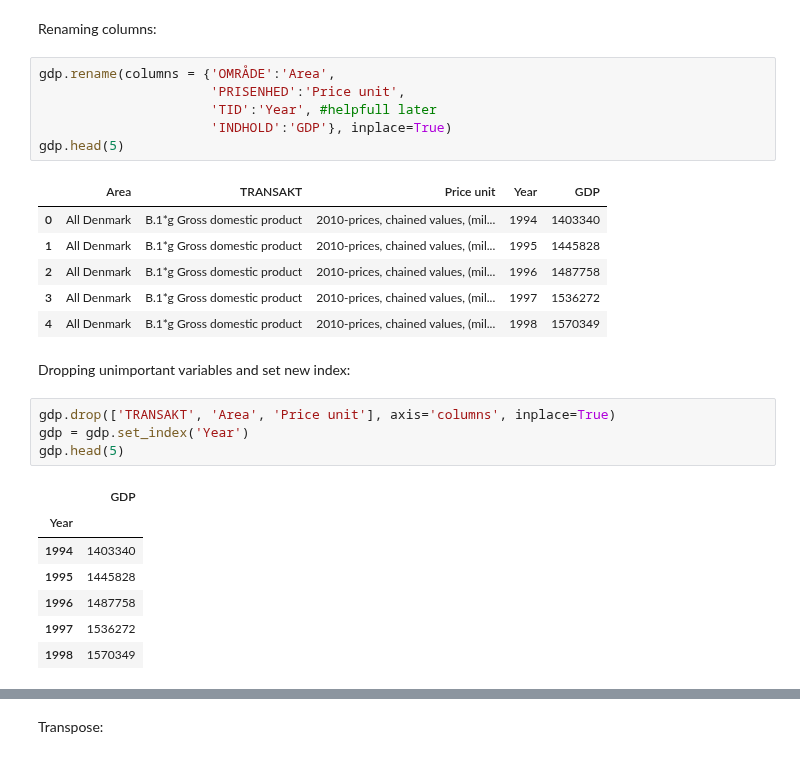
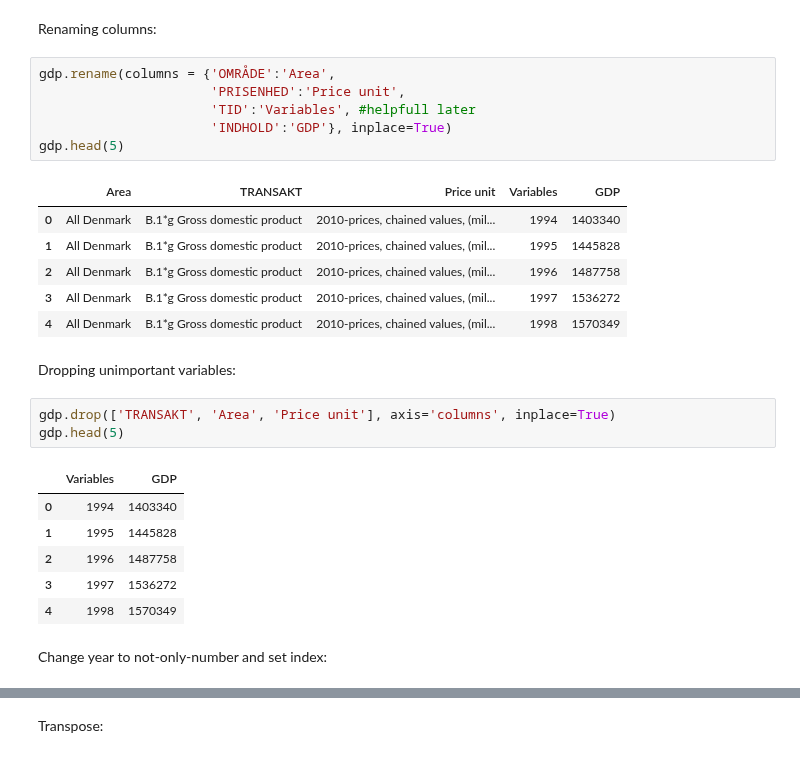
Before and after one commit to NumEconCopenhagen/projects-2023-EFS, a Jupyter notebook: dataproject/St_data_p.ipynb, the cells around one changed output, grey strips where cells are left out. Drawn from its saved outputs; the diff is of its cells as text.

```diff
--- a/dataproject/St_data_p.ipynb
+++ b/dataproject/St_data_p.ipynb
@@ -124,27 +124,27 @@ Renaming columns:
 # %%
 gdp.rename(columns = {'OMRÅDE':'Area',
                       'PRISENHED':'Price unit',
-                      'TID':'Year', #helpfull later
+                      'TID':'Variables', #helpfull later
                       'INDHOLD':'GDP'}, inplace=True)
 gdp.head(5)
 # %% [output]
-|  | Area | TRANSAKT | Price unit | Year | GDP |
+|  | Area | TRANSAKT | Price unit | Variables | GDP |
 | 0 | All Denmark | B.1*g Gross domestic product | 2010-prices, chained values, (mil... | 1994 | 1403340 |
 | 1 | All Denmark | B.1*g Gross domestic product | 2010-prices, chained values, (mil... | 1995 | 1445828 |
 | 2 | All Denmark | B.1*g Gross domestic product | 2010-prices, chained values, (mil... | 1996 | 1487758 |
 | 3 | All Denmark | B.1*g Gross domestic product | 2010-prices, chained values, (mil... | 1997 | 1536272 |
 | 4 | All Denmark | B.1*g Gross domestic product | 2010-prices, chained values, (mil... | 1998 | 1570349 |
 # %% [markdown]
-Dropping unimportant variables and set new index:
+Dropping unimportant variables:
 # %%
 gdp.drop(['TRANSAKT', 'Area', 'Price unit'], axis='columns', inplace=True)
-gdp = gdp.set_index('Year')
 gdp.head(5)
 # %% [output]
-|  | GDP |
-| Year |  |
-| 1994 | 1403340 |
-| 1995 | 1445828 |
-| 1996 | 1487758 |
-| 1997 | 1536272 |
-| 1998 | 1570349 |
+|  | Variables | GDP |
+| 0 | 1994 | 1403340 |
+| 1 | 1995 | 1445828 |
+| 2 | 1996 | 1487758 |
+| 3 | 1997 | 1536272 |
+| 4 | 1998 | 1570349 |
+# %% [markdown]
+Change year to not-only-number and set index:
```
Also changed, not shown: parts of 9 cells of this notebook.
